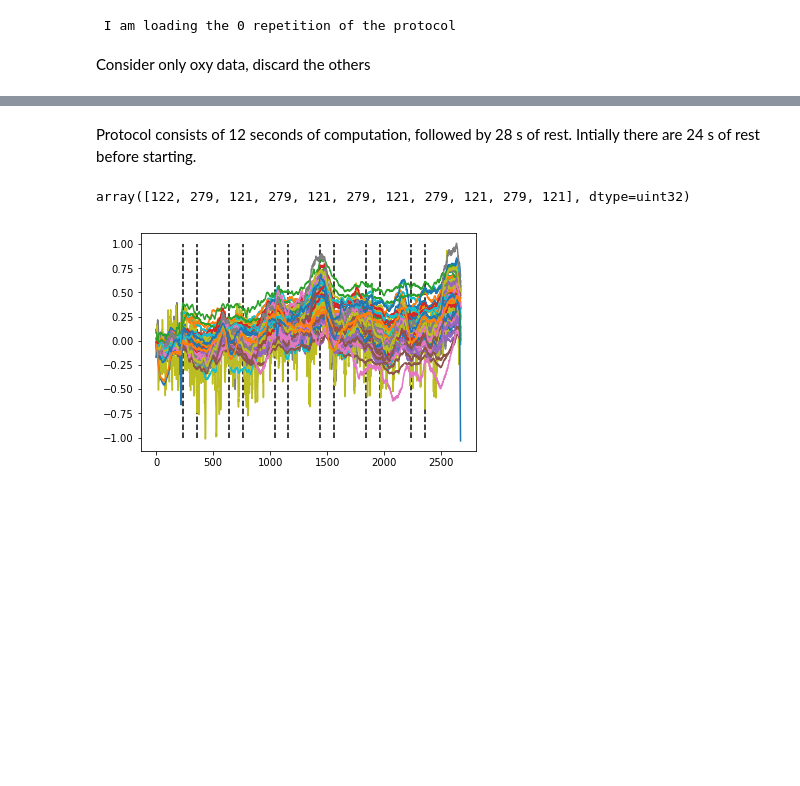
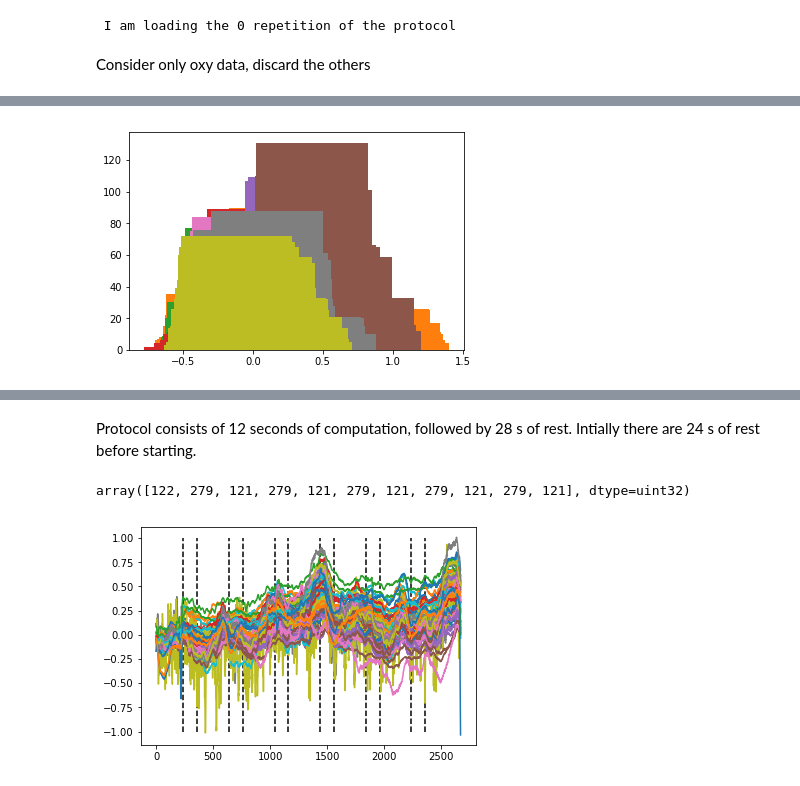
Before and after one commit to g-torr/data-driven, a Jupyter notebook: oxy.ipynb, the cells around one changed output, grey strips where cells are left out. Cells and saved outputs as stored; diff of their text form; code cells hidden in the pictures; blank space fills up the shorter version.

```diff
--- a/oxy.ipynb
+++ b/oxy.ipynb
@@ -72,0 +81,10 @@ cov(oxy[:,roi1+roi2+roi3],rowvar=False).min()
+# %%
+hs=[]
+bs=[]
+for i in arange(0,len(signal[0,:])):
+    h,b=histogram(signal[:,i],bins=100)
+    hs+=[h]
+    bs+=[b]
+    bar((b[:-1]+b[1:])/2,h)
+# %% [output]
+[figure, added]
```
Also changed, not shown: parts of 9 cells of this notebook, 3 other files.
